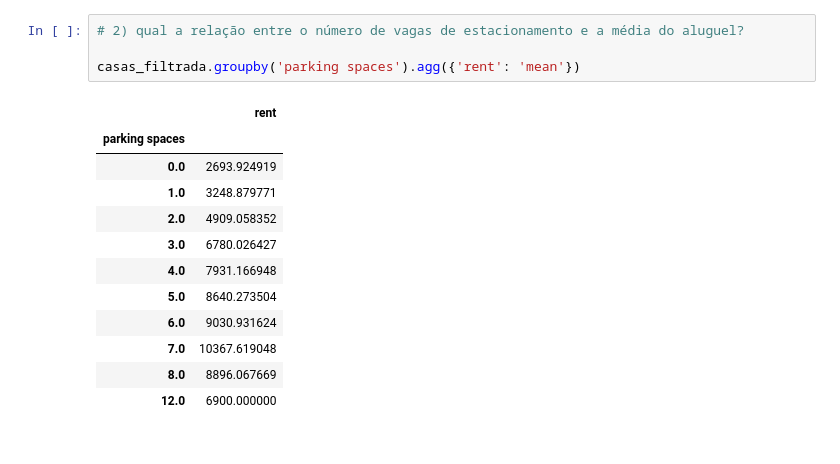
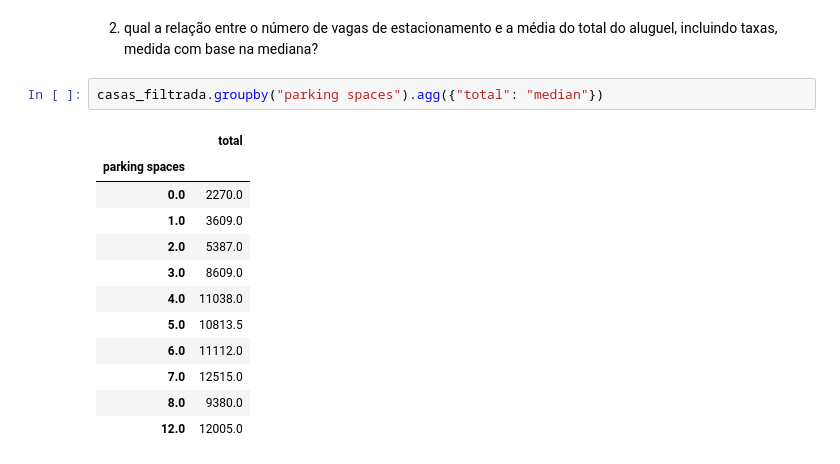
Before and after one commit to cleber-lamartine/projeto_ada_1715, a Jupyter notebook: projeto1715.ipynb, the cells around one changed output. Drawn from its saved outputs; the diff is of its cells as text.

```diff
--- a/projeto1715.ipynb
+++ b/projeto1715.ipynb
@@ -79,20 +80,20 @@ interactions       0.0
 weeks available    0.0
 type               0.0
 dtype: float64
+# %% [markdown]
+2) qual a relação entre o número de vagas de estacionamento e a média do total do aluguel, incluindo taxas, medida com base na mediana?
 # %%
-# 2) qual a relação entre o número de vagas de estacionamento e a média do aluguel?
-
-casas_filtrada.groupby('parking spaces').agg({'rent': 'mean'})
+casas_filtrada.groupby("parking spaces").agg({"total": "median"})
 # %% [output]
-|  | rent |
+|  | total |
 | parking spaces |  |
-| 0.0 | 2693.924919 |
-| 1.0 | 3248.879771 |
-| 2.0 | 4909.058352 |
-| 3.0 | 6780.026427 |
-| 4.0 | 7931.166948 |
-| 5.0 | 8640.273504 |
-| 6.0 | 9030.931624 |
-| 7.0 | 10367.619048 |
-| 8.0 | 8896.067669 |
-| 12.0 | 6900.000000 |
+| 0.0 | 2270.0 |
+| 1.0 | 3609.0 |
+| 2.0 | 5387.0 |
+| 3.0 | 8609.0 |
+| 4.0 | 11038.0 |
+| 5.0 | 10813.5 |
+| 6.0 | 11112.0 |
+| 7.0 | 12515.0 |
+| 8.0 | 9380.0 |
+| 12.0 | 12005.0 |
```
Also changed, not shown: parts of 27 cells of this notebook.
